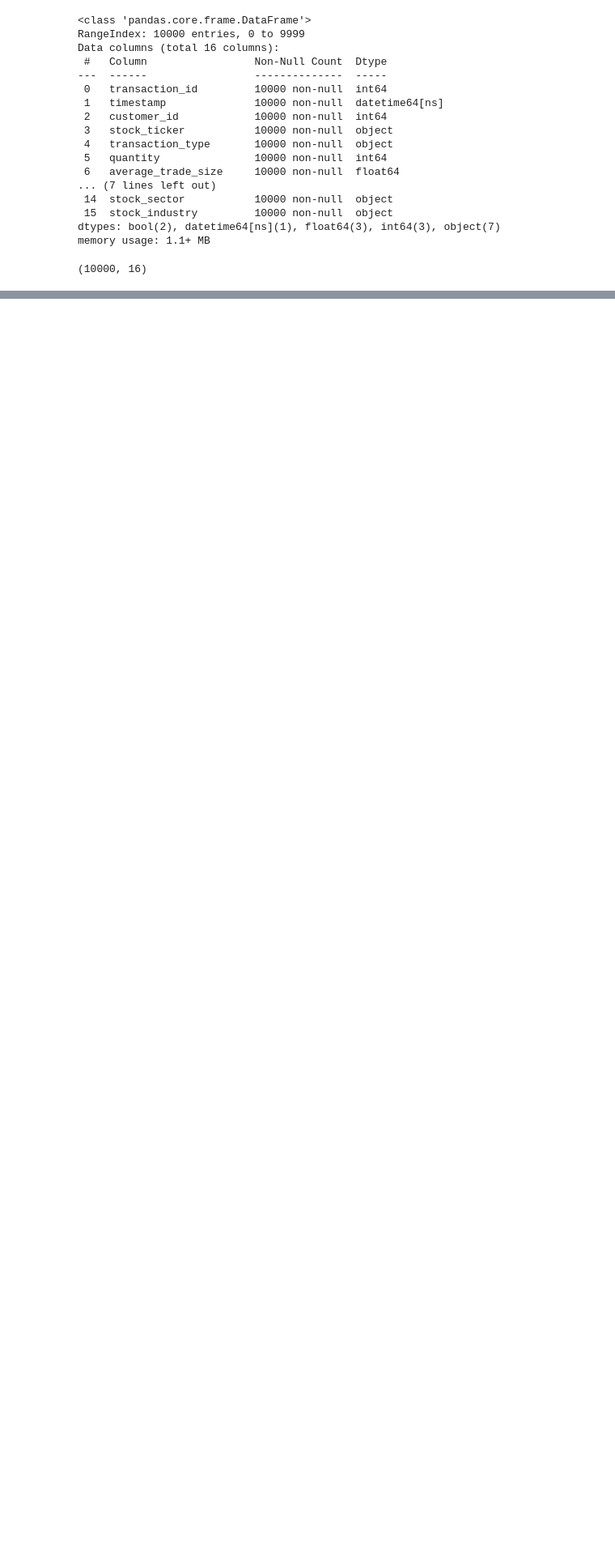
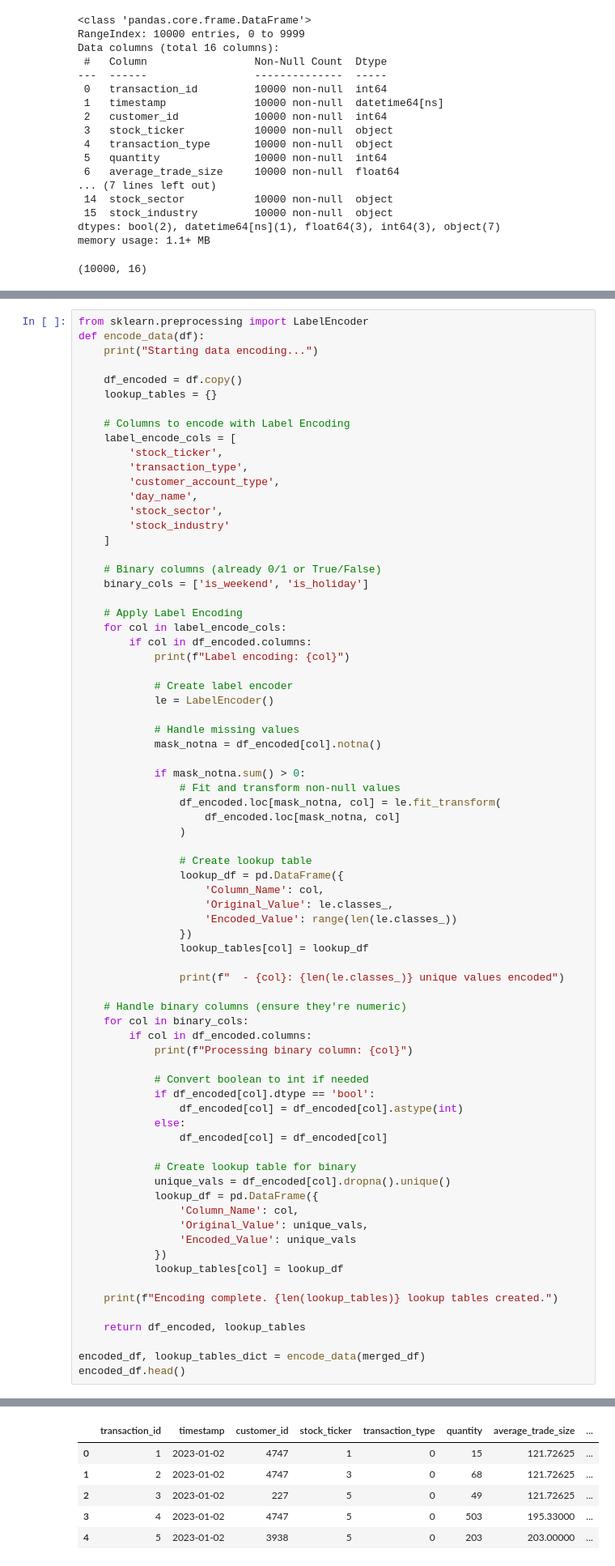
Before and after one commit to Talaat-jr/Real-Time_Stock_Portfolio_Analytics, a Jupyter notebook: notebook/data_preprocessing.ipynb, the cells around one changed output, grey strips where cells are left out. Shown at 81% size. Drawn from its saved outputs; the diff is of its cells as text; blank space fills up the shorter version.

```diff
--- a/notebook/data_preprocessing.ipynb
+++ b/notebook/data_preprocessing.ipynb
@@ -1069,0 +1074,75 @@ memory usage: 1.1+ MB
+# %%
+from sklearn.preprocessing import LabelEncoder
+def encode_data(df):
+    print("Starting data encoding...")
+
+    df_encoded = df.copy()
+    lookup_tables = {}
+
+    # Columns to encode with Label Encoding
+    label_encode_cols = [
+        'stock_ticker',
+        'transaction_type',
+        'customer_account_type',
+        'day_name',
+        'stock_sector',
+        'stock_industry'
+    ]
+
+    # Binary columns (already 0/1 or True/False)
+    binary_cols = ['is_weekend', 'is_holiday']
+
+    # Apply Label Encoding
+    for col in label_encode_cols:
+        if col in df_encoded.columns:
+            print(f"Label encoding: {col}")
+
+            # Create label encoder
+            le = LabelEncoder()
+
+            # Handle missing values
+            mask_notna = df_encoded[col].notna()
+
+            if mask_notna.sum() > 0:
+                # Fit and transform non-null values
+                df_encoded.loc[mask_notna, col] = le.fit_transform(
+                    df_encoded.loc[mask_notna, col]
+                )
+
+                # Create lookup table
+                lookup_df = pd.DataFrame({
+                    'Column_Name': col,
+                    'Original_Value': le.classes_,
+                    'Encoded_Value': range(len(le.classes_))
+                })
+                lookup_tables[col] = lookup_df
+
+                print(f"  - {col}: {len(le.classes_)} unique values encoded")
+
+    # Handle binary columns (ensure they're numeric)
+    for col in binary_cols:
+        if col in df_encoded.columns:
+            print(f"Processing binary column: {col}")
+
+            # Convert boolean to int if needed
+            if df_encoded[col].dtype == 'bool':
+                df_encoded[col] = df_encoded[col].astype(int)
+            else:
+                df_encoded[col] = df_encoded[col]
+
+            # Create lookup table for binary
+            unique_vals = df_encoded[col].dropna().unique()
+            lookup_df = pd.DataFrame({
+                'Column_Name': col,
+                'Original_Value': unique_vals,
+                'Encoded_Value': unique_vals
+            })
+            lookup_tables[col] = lookup_df
+
+    print(f"Encoding complete. {len(lookup_tables)} lookup tables created.")
+
+    return df_encoded, lookup_tables
+
+encoded_df, lookup_tables_dict = encode_data(merged_df)
+encoded_df.head()
+# %% [output]
@@ -1069,0 +1165,6 @@ memory usage: 1.1+ MB
+|  | transaction_id | timestamp | customer_id | stock_ticker | transaction_type | quantity | average_trade_size | ... |
+| 0 | 1 | 2023-01-02 | 4747 | 1 | 0 | 15 | 121.72625 | ... |
+| 1 | 2 | 2023-01-02 | 4747 | 3 | 0 | 68 | 121.72625 | ... |
+| 2 | 3 | 2023-01-02 | 227 | 5 | 0 | 49 | 121.72625 | ... |
+| 3 | 4 | 2023-01-02 | 4747 | 5 | 0 | 503 | 195.33000 | ... |
+| 4 | 5 | 2023-01-02 | 3938 | 5 | 0 | 203 | 203.00000 | ... |
```
Also changed, not shown: parts of 13 cells of this notebook, 3 other files.
